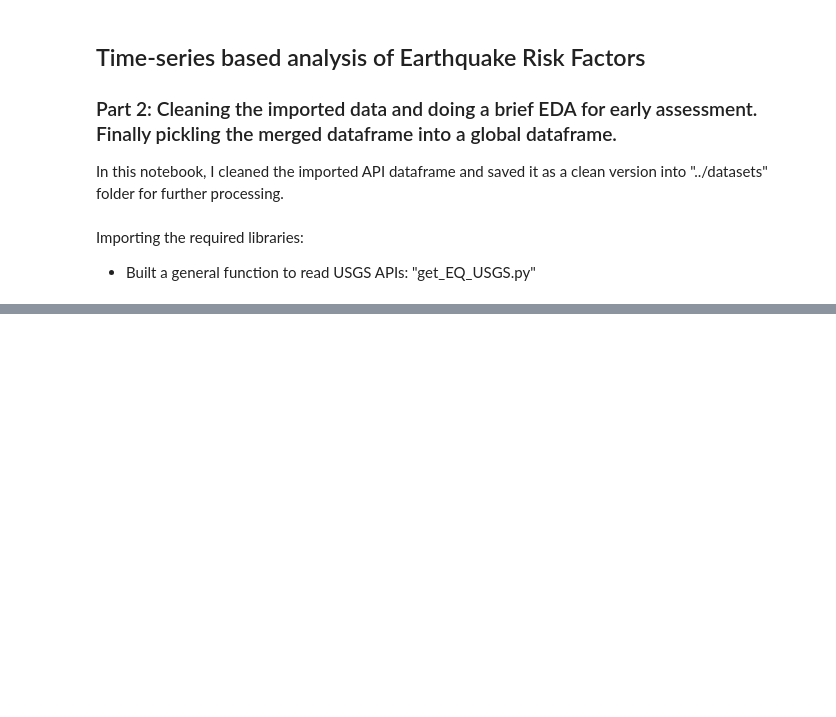
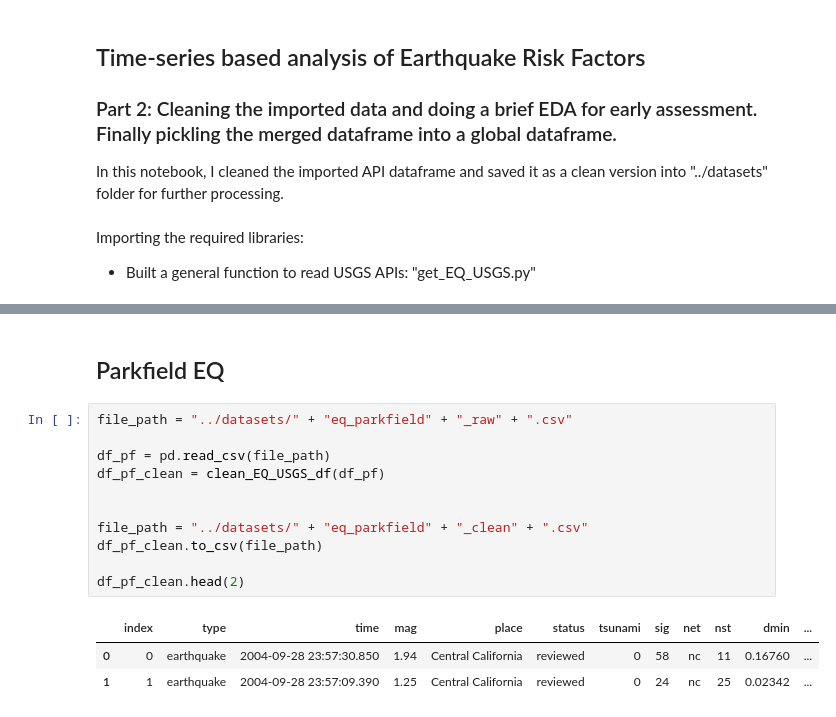
Before and after one commit to saiedmighani/earthquake_time_series_LSTM, a Jupyter notebook: codes/P02_Data_Cleaning.ipynb, the cells around one changed output, grey strips where cells are left out. Saved outputs shown, nothing was run; the diff lists cells and outputs as text; blank space fills up the shorter version.

```diff
--- a/codes/P02_Data_Cleaning.ipynb
+++ b/codes/P02_Data_Cleaning.ipynb
@@ -167,3 +60,20 @@ df__pf_eq.head()
+# %% [markdown]
+## Parkfield EQ
+# %%
+file_path = "../datasets/" + "eq_parkfield" + "_raw" + ".csv"
+
+df_pf = pd.read_csv(file_path)
+df_pf_clean = clean_EQ_USGS_df(df_pf)
+
+
+file_path = "../datasets/" + "eq_parkfield" + "_clean" + ".csv"
+df_pf_clean.to_csv(file_path)
+
+df_pf_clean.head(2)
+# %% [output]
+|  | index | type | time | mag | place | status | tsunami | sig | net | nst | dmin | ... |
+| 0 | 0 | earthquake | 2004-09-28 23:57:30.850 | 1.94 | Central California | reviewed | 0 | 58 | nc | 11 | 0.16760 | ... |
+| 1 | 1 | earthquake | 2004-09-28 23:57:09.390 | 1.25 | Central California | reviewed | 0 | 24 | nc | 25 | 0.02342 | ... |
 # %%
 %config InlineBackend.figure_format = 'retina'
 
```
Also changed, not shown: parts of 25 cells of this notebook, 16 other files.
